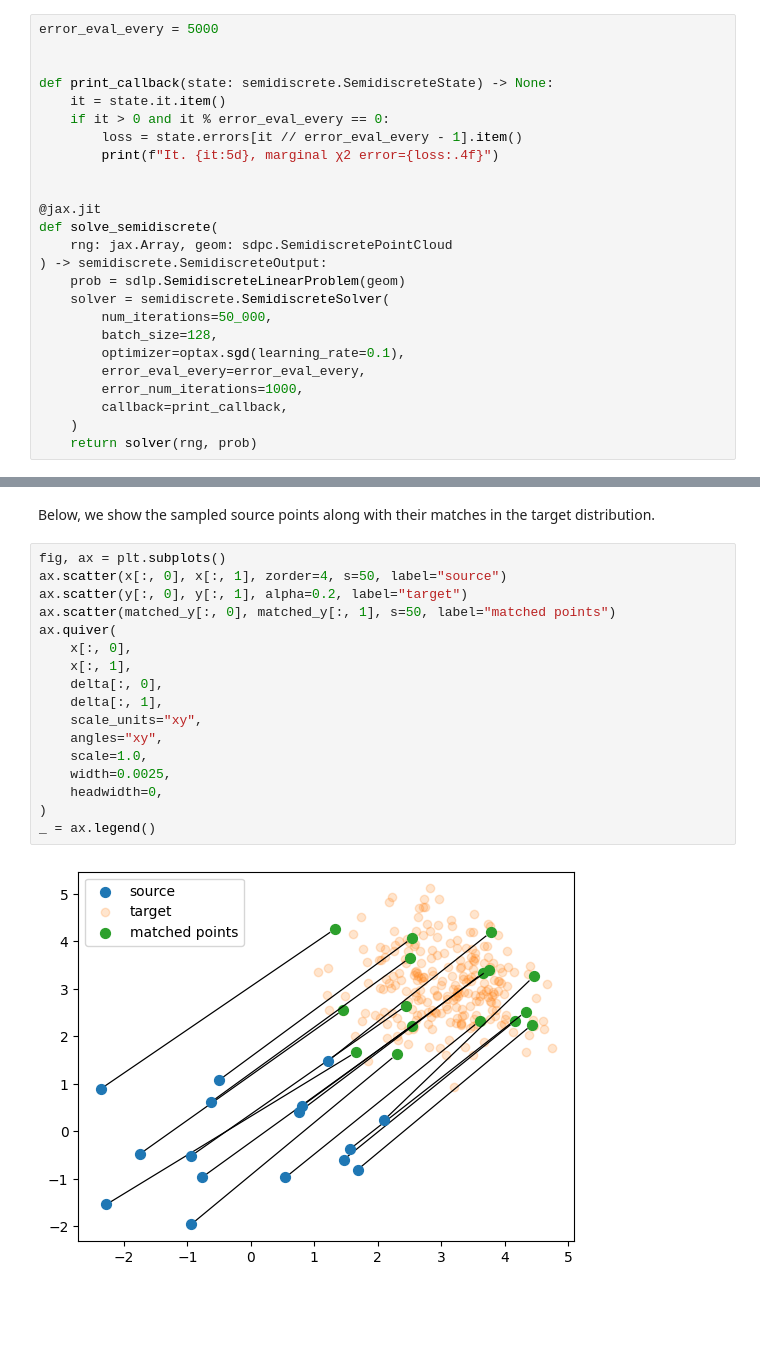
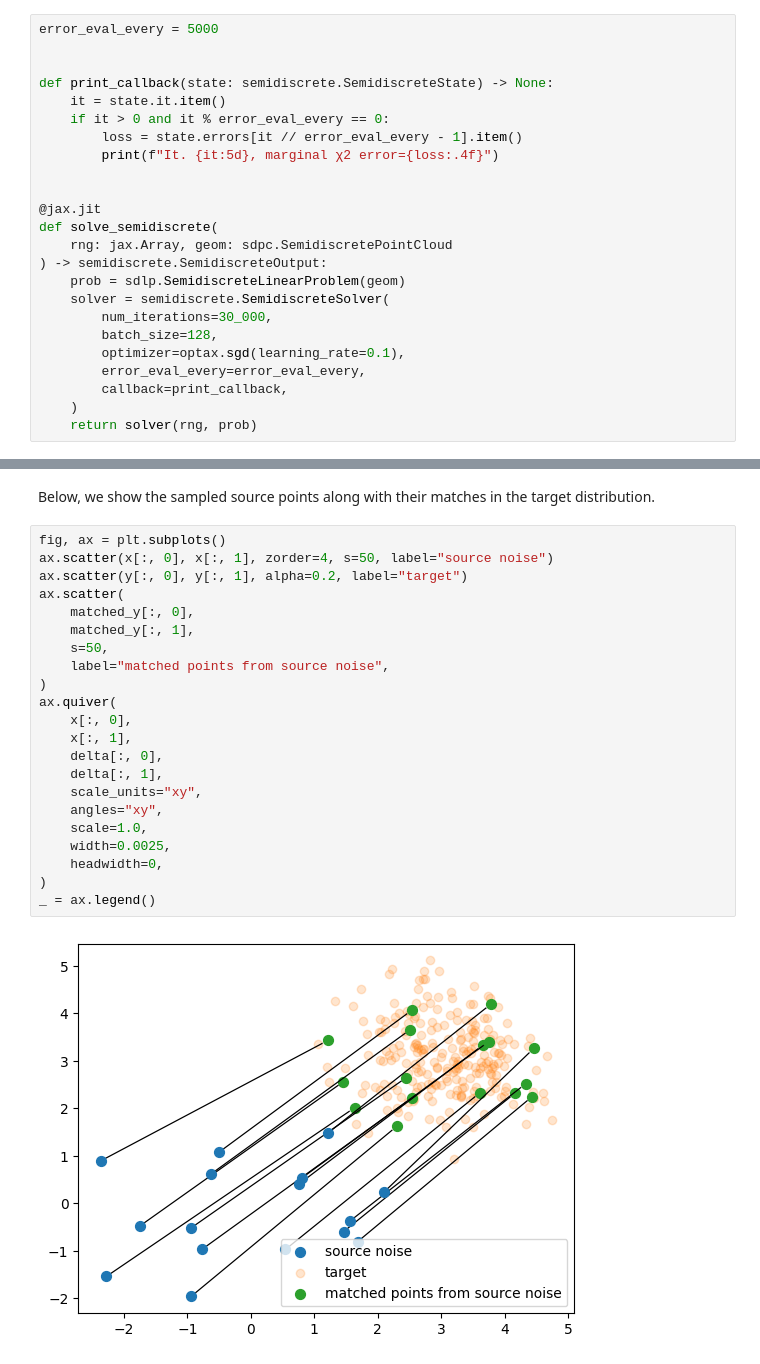
Before and after one commit to amanjitsk/ott, a Jupyter notebook: docs/tutorials/linear/950_semidiscrete.ipynb, the cells around one changed output, grey strips where cells are left out. Cells and saved outputs as stored; diff of their text form; blank space fills up the shorter version.

```diff
--- a/docs/tutorials/linear/950_semidiscrete.ipynb
+++ b/docs/tutorials/linear/950_semidiscrete.ipynb
@@ -76,11 +76,10 @@ def solve_semidiscrete(
 ) -> semidiscrete.SemidiscreteOutput:
     prob = sdlp.SemidiscreteLinearProblem(geom)
     solver = semidiscrete.SemidiscreteSolver(
-        num_iterations=50_000,
+        num_iterations=30_000,
         batch_size=128,
         optimizer=optax.sgd(learning_rate=0.1),
         error_eval_every=error_eval_every,
-        error_num_iterations=1000,
         callback=print_callback,
     )
     return solver(rng, prob)
@@ -130,20 +125,25 @@ delta = matched_y - x
 Below, we show the sampled source points along with their matches in the target distribution.
 # %%
 fig, ax = plt.subplots()
-ax.scatter(x[:, 0], x[:, 1], zorder=4, s=50, label="source")
+ax.scatter(x[:, 0], x[:, 1], zorder=4, s=50, label="source noise")
 ax.scatter(y[:, 0], y[:, 1], alpha=0.2, label="target")
-ax.scatter(matched_y[:, 0], matched_y[:, 1], s=50, label="matched points")
+ax.scatter(
+    matched_y[:, 0],
+    matched_y[:, 1],
+    s=50,
+    label="matched points from source noise",
+)
 ax.quiver(
     x[:, 0],
     x[:, 1],
     delta[:, 0],
     delta[:, 1],
     scale_units="xy",
     angles="xy",
     scale=1.0,
     width=0.0025,
     headwidth=0,
 )
 _ = ax.legend()
 # %% [output]
-[figure, old version]
+[figure, new version]
```
Also changed, not shown: parts of 4 cells of this notebook, 21 other files.
